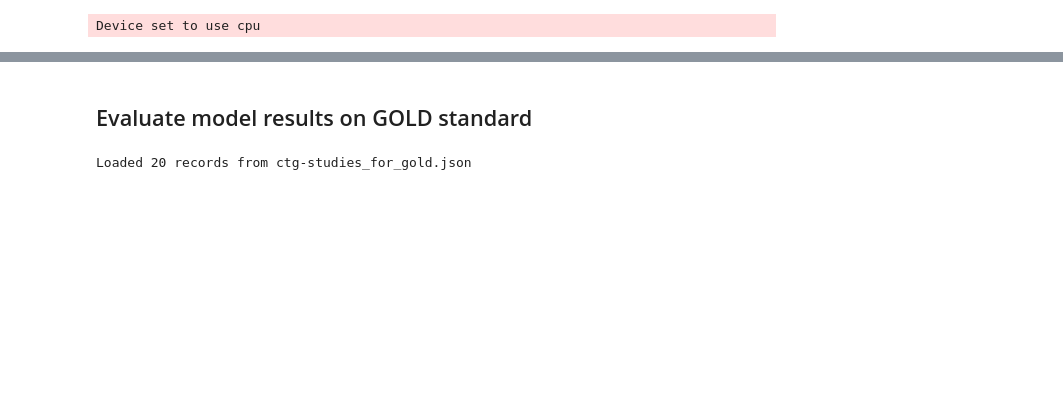
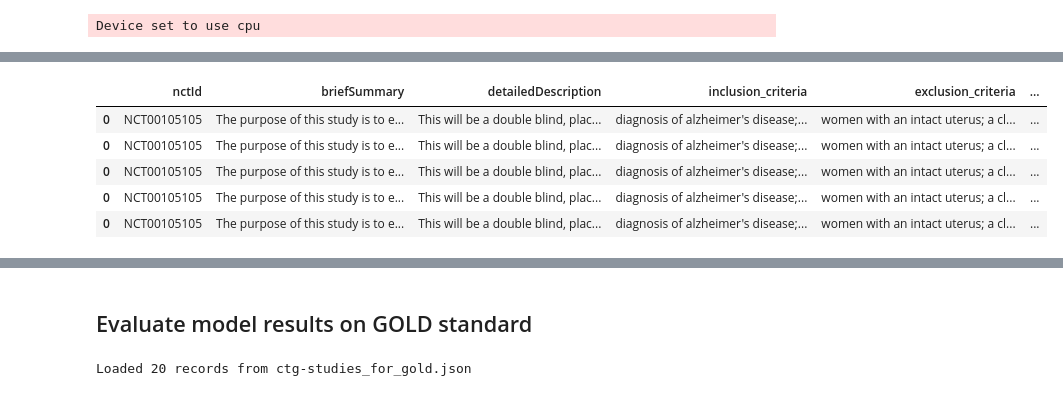
Before and after one commit to ElenJ/biomed-extractor, a Jupyter notebook: app/nlp/demo_inference.ipynb, the cells around one changed output, grey strips where cells are left out. Saved outputs shown, nothing was run; the diff lists cells and outputs as text; code cells hidden in the pictures; blank space fills up the shorter version.

```diff
--- a/app/nlp/demo_inference.ipynb
+++ b/app/nlp/demo_inference.ipynb
@@ -53,3 +55,26 @@ Asking to truncate to max_length but no maximum length is provided and the model
 | 2 | NCT00299988 | The overall goal of this double-b... | Abnormal processing of the beta-a... | 1. diagnosis of probable alzheime... | 1. non-alzheimer dementia.2. acti... | ... |
 | 3 | NCT00334568 | Clinical features in patients wit... |  | meets the national institute of n... | has a history of or suffers from ... | ... |
 | 4 | NCT00362024 | MK0952 is a phosphodiesterase typ... |  | male or females; age \>/= 55 year... | patients must not be living in nu... | ... |
+# %%
+# small overview on results
+import pandas as pd
+# work on copy of results
+ner_res_copy = ner_res.copy()
+# expand table, so that each extracted element is in its own row
+# first, split strings into lists
+ner_res_copy = ner_res_copy.assign(
+    intervention_extracted=ner_res_copy.intervention_extracted.str.split("; "),
+    comparator_extracted=ner_res_copy.comparator_extracted.str.split("; "),
+    outcome_extracted=ner_res_copy.outcome_extracted.str.split(", ")
+)
+# then explode lists into rows
+for col in ['intervention_extracted', 'comparator_extracted', 'outcome_extracted']:
+    ner_res_copy = ner_res_copy.explode(col)
+ner_res_copy.head()
+# %% [output]
+|  | nctId | briefSummary | detailedDescription | inclusion_criteria | exclusion_criteria | ... |
+| 0 | NCT00105105 | The purpose of this study is to e... | This will be a double blind, plac... | diagnosis of alzheimer's disease;... | women with an intact uterus; a cl... | ... |
+| 0 | NCT00105105 | The purpose of this study is to e... | This will be a double blind, plac... | diagnosis of alzheimer's disease;... | women with an intact uterus; a cl... | ... |
+| 0 | NCT00105105 | The purpose of this study is to e... | This will be a double blind, plac... | diagnosis of alzheimer's disease;... | women with an intact uterus; a cl... | ... |
+| 0 | NCT00105105 | The purpose of this study is to e... | This will be a double blind, plac... | diagnosis of alzheimer's disease;... | women with an intact uterus; a cl... | ... |
+| 0 | NCT00105105 | The purpose of this study is to e... | This will be a double blind, plac... | diagnosis of alzheimer's disease;... | women with an intact uterus; a cl... | ... |
```
Also changed, not shown: parts of 12 cells of this notebook, 4 other files.
